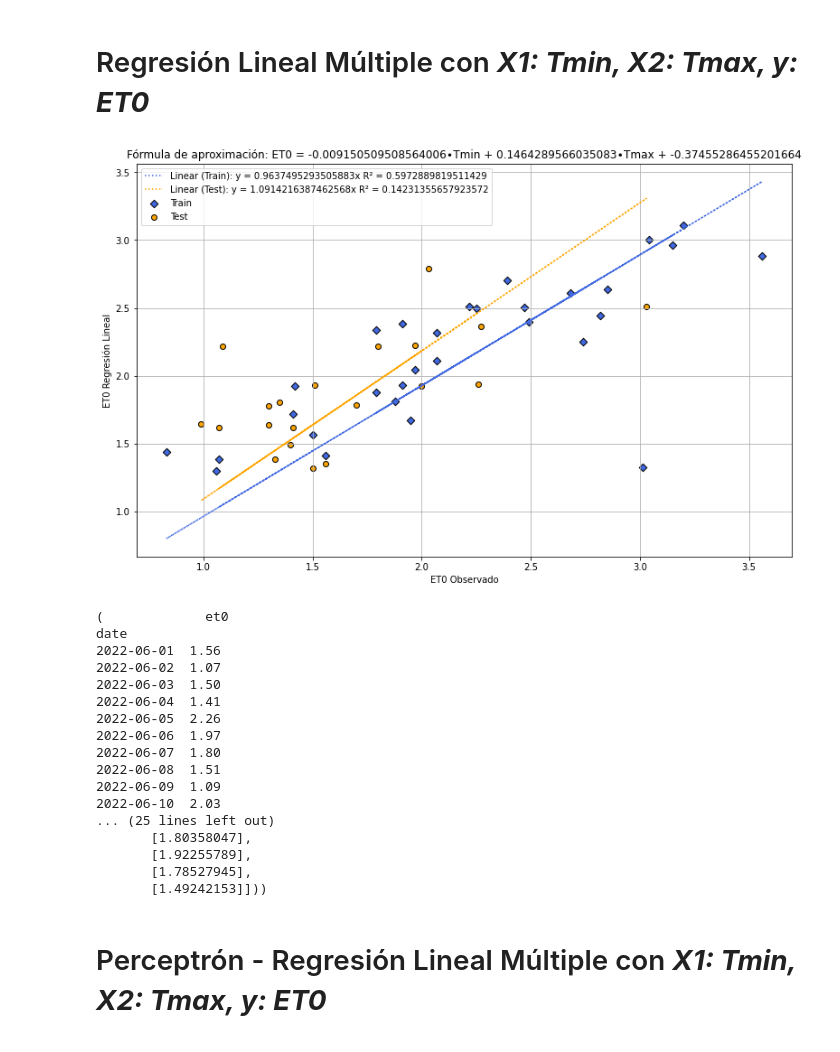
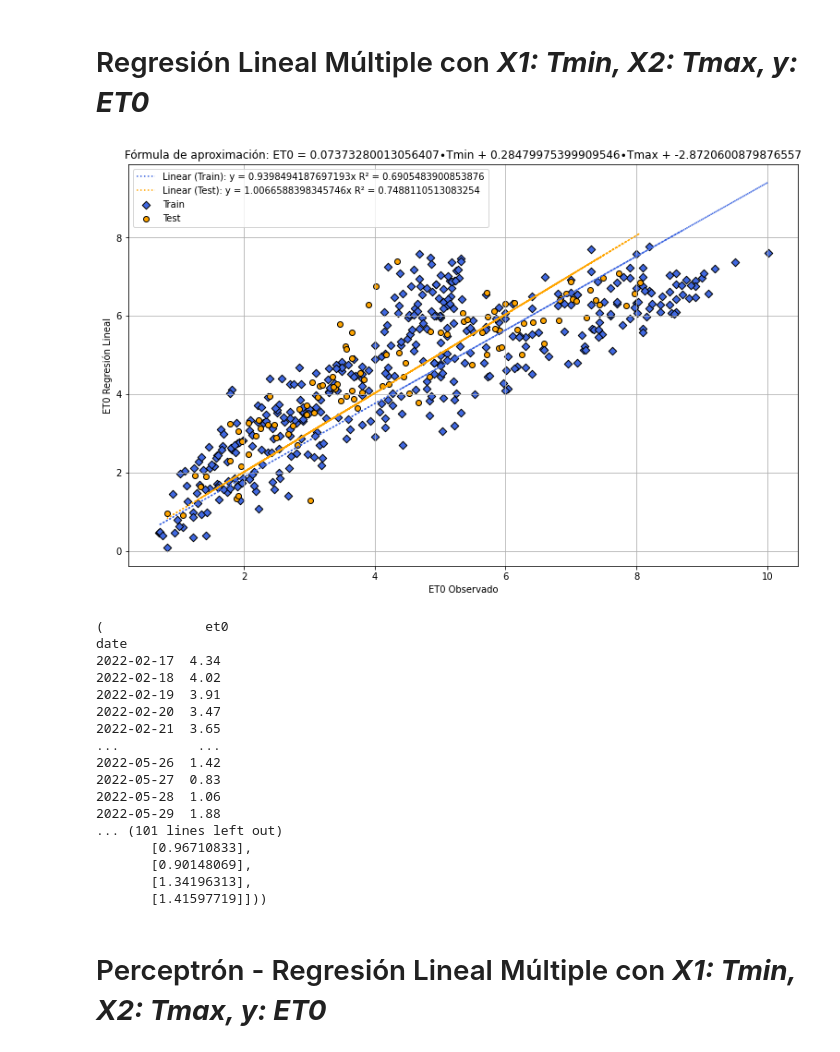
Before and after one commit to IanPD97/Evapotranspiration-Prediction-2022, a Jupyter notebook: data_processing/Linear Regression.ipynb, the cells around one changed output. Drawn from its saved outputs; the diff is of its cells as text; code cells hidden in the pictures.

```diff
--- a/data_processing/Linear Regression.ipynb
+++ b/data_processing/Linear Regression.ipynb
@@ -105,0 +117,3 @@ for i in range (horizon_const):
+# %%
+dataset = pd.read_csv(RUTA+"data/PudahuelData-01012021-25062022.csv")
+dataset
@@ -107,16 +135,26 @@ for i in range (horizon_const):
 # Descomposición del Dataset de datos Históricos
 
 # Días hacia atrás
-n_days = 30
+# n_days = 515 total de datos
+n_days = 515
+# Datos reales para test (día desde cuando se tiene forecast)
+lim = 26
 
-dataset = pd.read_csv(RUTA+"data/Pudahuel01-01-2021--04-06-2022.csv")
 dataset.date = pd.to_datetime(dataset.date,format="%Y-%m-%d")
-X_tmean = dataset.iloc[-n_days:,5:6]
-X_index = dataset.iloc[-n_days:,0]
-X_temps = dataset.iloc[-n_days:,3:5]
-X_ra = dataset.iloc[-n_days:,11:12]
-X_rs = dataset.iloc[-n_days:,7]
+df_X = dataset[["date","tmin","tmax","temp","rh","ra","cod_wc"]].copy()
+df_Y = dataset[["date","et0"]].copy()
+df_X = df_X.set_index('date')
+df_Y = df_Y.set_index('date')
+
+
+X_tmean = dataset.iloc[-n_days-lim:-lim,5]
+X_index = dataset.iloc[-n_days-lim:-lim,0]
+X_temps = dataset.iloc[-n_days-lim:-lim,3:5]
+X_ra = dataset.iloc[-n_days-lim:-lim,11]
+X_rs = dataset.iloc[-n_days-lim:-lim,7]
+X_wc = dataset.iloc[-n_days-lim:-lim,16]
 y_index = X_index.copy()
-y_et0 = dataset.iloc[-n_days:,10:11]
+y_et0 = dataset.iloc[-n_days-lim:-lim,10]
 y = pd.concat([y_index,y_et0],axis=1)
 y = y.set_index("date")
+df_X.index
@@ -205,58 +251,52 @@ X_test_forecast_one = horizon_days[0][['tmin','tmax']]
-# %%
-X_train = X.copy()
-y_train = y.copy()
-myvar = horizon_days[0][['tmin','tmax']]
-X_test = myvar.iloc[0:20,:]
-y_test = df_et0_test.iloc[0:20,:]
 # %%
 from sklearn.linear_model import LinearRegression
 regression = LinearRegression()
 regression.fit(X_train,y_train)
 y_pred_train = regression.predict(X_train)
 y_pred_test = regression.predict(X_test)
-y_pred_test_forecast = regression.predict(X_test_forecast_one)
+
 # Creando Rectas para graficar train y test
 regression_test = LinearRegression(fit_intercept=False)
 regression_test.fit(y_test,y_pred_test)
 regression_train = LinearRegression(fit_intercept=False)
 regression_train.fit(y_train,y_pred_train)
 # --------------------------------------------------------------
 fig = plt.figure(figsize=(13,8))
 # Grafico Rectas
 plt.plot(y_train,regression_train.predict(y_train),color='royalblue',linestyle='dotted', label = 'Linear (Train): y = '+str(regression_train.coef_[0][0])+"x"+" R² = "+str(r2_score(y_train,y_pred_train)))
 plt.plot(y_test,regression_test.predict(y_test),color='orange',linestyle='dotted',label = 'Linear (Test): y = '+str(regression_test.coef_[0][0])+"x"+" R² = "+str(r2_score(y_test,y_pred_test)))
 
 # Puntos
 plt.scatter(y_train,y_pred_train,color='royalblue',marker = 'D', edgecolor='black',label = 'Train')
 plt.scatter(y_test,y_pred_test,color='orange',marker='o',edgecolor='black',label = 'Test')
 # Fórmula
 plt.title("Fórmula de aproximación: ET0 = "+str(regression.coef_[0][0])+"∙Tmin + "+str(regression.coef_[0][1])+"∙Tmax + "+str(regression.intercept_[0]))
 # Ejes
 plt.xlabel("ET0 Observado")
 plt.ylabel("ET0 Regresión Lineal")
 leg = plt.legend()
 plt.grid()
 plt.show()
 print((y_test,y_pred_test))
 # %% [output]
-[figure, old version]
+[figure, new version]
 (             et0
 date
-2022-06-01  1.56
-2022-06-02  1.07
-2022-06-03  1.50
-2022-06-04  1.41
-2022-06-05  2.26
-2022-06-06  1.97
-2022-06-07  1.80
-2022-06-08  1.51
-2022-06-09  1.09
-2022-06-10  2.03
-... (25 lines left out)
-       [1.80358047],
-       [1.92255789],
-       [1.78527945],
-       [1.49242153]]))
+2022-02-17  4.34
+2022-02-18  4.02
+2022-02-19  3.91
+2022-02-20  3.47
+2022-02-21  3.65
+...          ...
+2022-05-26  1.42
+2022-05-27  0.83
+2022-05-28  1.06
+2022-05-29  1.88
+... (101 lines left out)
+       [0.96710833],
+       [0.90148069],
+       [1.34196313],
+       [1.41597719]]))
 # %% [markdown]
 # Perceptrón - Regresión Lineal Múltiple con ***X1: Tmin, X2: Tmax, y: ET0***
 # %%
```
Also changed, not shown: parts of 7 cells of this notebook, 18 other files.
